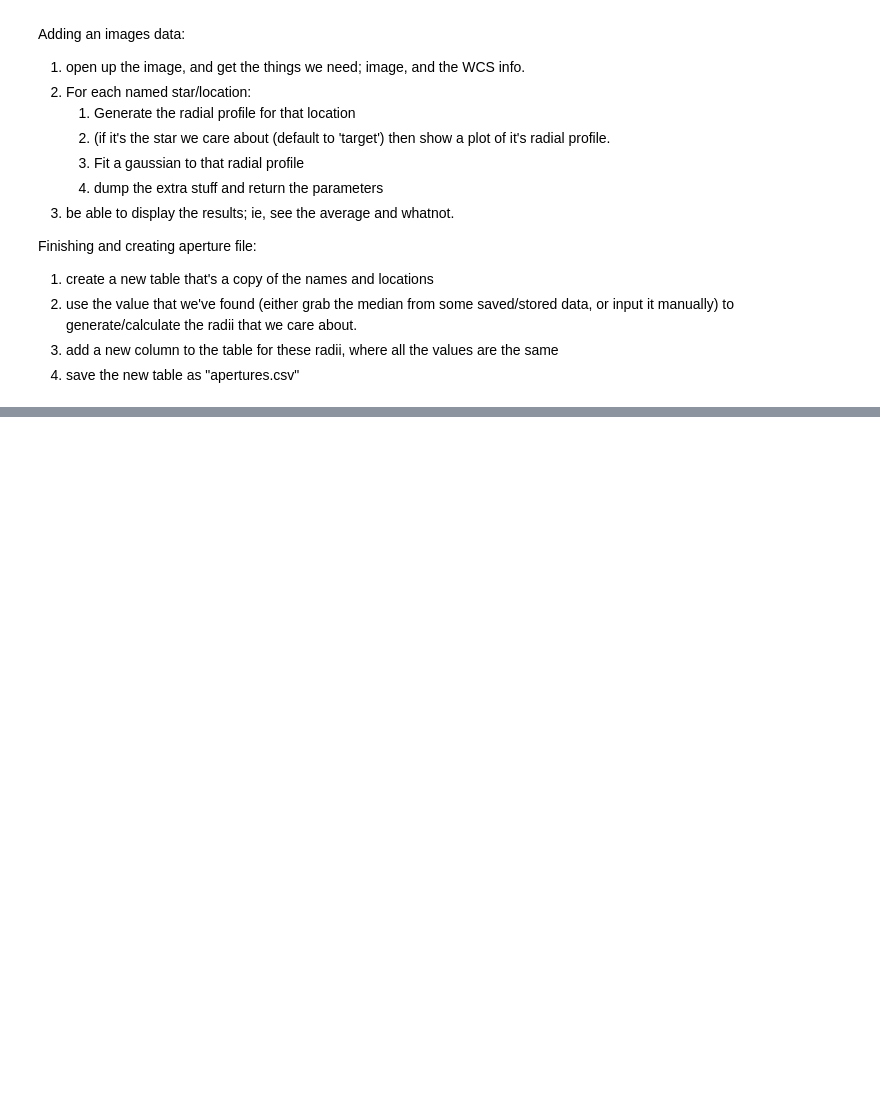
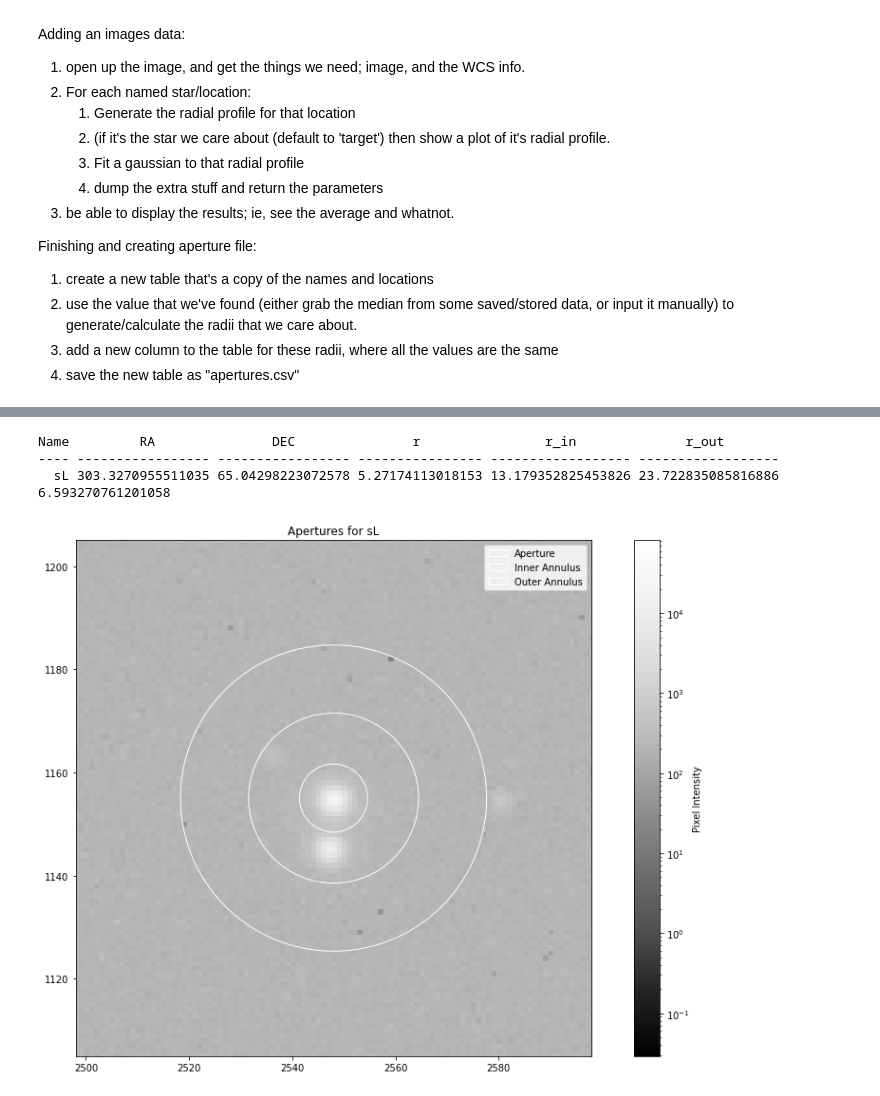
Before and after one commit to AidanMcClung/QAOP, a Jupyter notebook: radialProfiling.ipynb, the cells around one changed output, grey strips where cells are left out. Drawn from its saved outputs; the diff is of its cells as text; code cells hidden in the pictures; blank space fills up the shorter version.

```diff
--- a/radialProfiling.ipynb
+++ b/radialProfiling.ipynb
@@ -343,0 +467,46 @@ Length = 25 rows
+# %%
+sample_index = 11
+#print(aperTab)
+sample_row = aperTab[sample_index]
+print(sample_row)
+sample_ra = sample_row['RA']
+sample_dec = sample_row['DEC']
+#sample_x = star_choices['x_peak'][sample_index]
+#sample_y = star_choices['y_peak'][sample_index]
+sample_x,sample_y = SkyCoord(sample_ra*u.deg,sample_dec*u.deg).to_pixel(sample_wcs)
+
+sample_radius = sample_row['r']/3600 / pix_to_deg
+sample_radius_in = sample_row['r_in']/3600 / pix_to_deg
+sample_radius_out = sample_row['r_out']/3600 / pix_to_deg
+print(sample_radius)
+
+sample_peak = star_choices['peak_value'][sample_index]
+#print(sample_peak)
+#print(sample_row.idx)
+# %% [output]
+Name         RA               DEC               r                r_in              r_out
+---- ----------------- ----------------- ---------------- ------------------ ------------------
+  sL 303.3270955511035 65.04298223072578 5.27174113018153 13.179352825453826 23.722835085816886
+6.593270761201058
+# %%
+#now we plot one!
+plt.figure(figsize=(16,10)) #make the plot bigger
+plt.imshow(sample_img, cmap='Greys_r', origin='lower', norm='log')
+plt.colorbar(label='Pixel Intensity')
+ax = plt.gca()
+
+r1 = plt.Circle((sample_x,sample_y),radius=sample_radius,facecolor='none',edgecolor='white',label='Aperture')
+ax.add_patch(r1)
+r2 = plt.Circle((sample_x,sample_y),radius=sample_radius_in,facecolor='none',edgecolor='white',label='Inner Annulus')
+ax.add_patch(r2)
+r3 = plt.Circle((sample_x,sample_y),radius=sample_radius_out,facecolor='none',edgecolor='white',label='Outer Annulus')
+ax.add_patch(r3)
+
+ax.set_xlim(sample_x-50,sample_x+50)
+ax.set_ylim(sample_y-50,sample_y+50)
+
+plt.title('Apertures for ' + sample_row['Name'])
+plt.legend()
+plt.show()
+# %% [output]
+[figure, added]
```
Also changed, not shown: parts of 48 cells of this notebook, 3 other files.
